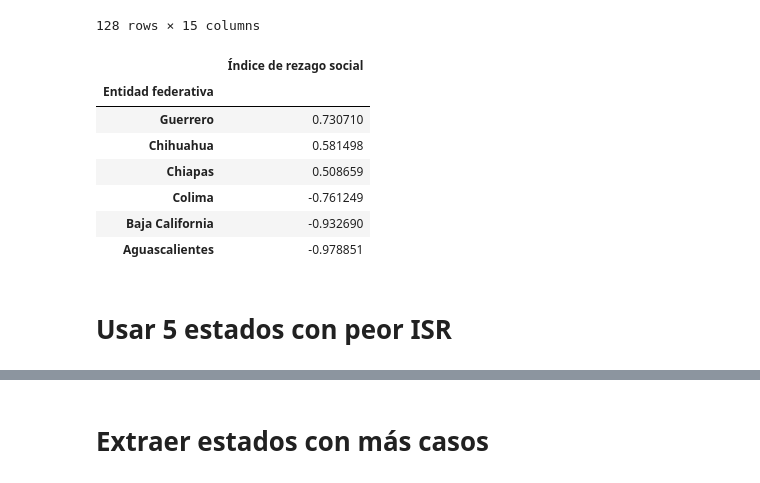
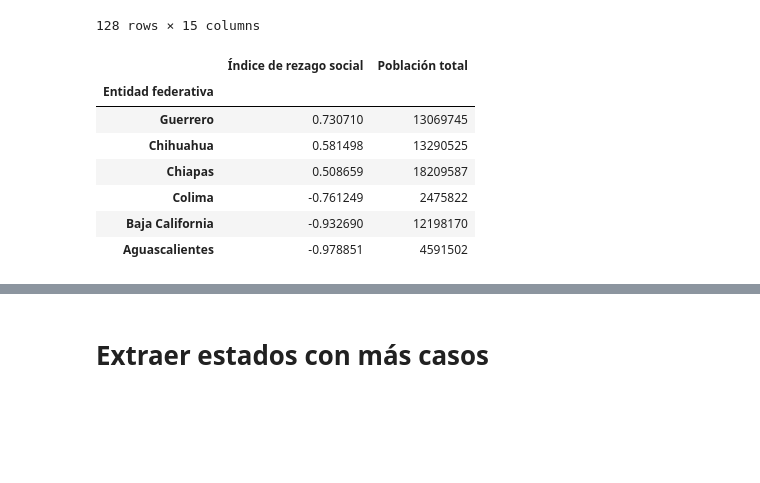
Before and after one commit to pcorner10/denguetemp2022, a Jupyter notebook: dengueTemperatura.ipynb, the cells around one changed output, grey strips where cells are left out. Cells and saved outputs as stored; diff of their text form; code cells hidden in the pictures; blank space fills up the shorter version.

```diff
--- a/dengueTemperatura.ipynb
+++ b/dengueTemperatura.ipynb
@@ -327,20 +345,19 @@ ISR_grouped
 128 rows × 15 columns
 # %%
 ISR_grouped = ISR_full.groupby(by=["Entidad federativa"]).agg(
-    {"Índice de rezago social":"mean"})
+    {"Índice de rezago social":"mean",
+     "Población total":"sum"})
 
 ISR_grouped.sort_values("Índice de rezago social", ascending=False, inplace=True)
 lista_ISR = ISR_grouped.iloc[:3]
 lista_ISR = pd.concat([lista_ISR,ISR_grouped.iloc[-3:]])
 lista_ISR
 # %% [output]
-|  | Índice de rezago social |
-| Entidad federativa |  |
-| Guerrero | 0.730710 |
-| Chihuahua | 0.581498 |
-| Chiapas | 0.508659 |
-| Colima | -0.761249 |
-| Baja California | -0.932690 |
-| Aguascalientes | -0.978851 |
+|  | Índice de rezago social | Población total |
+| Entidad federativa |  |  |
+| Guerrero | 0.730710 | 13069745 |
+| Chihuahua | 0.581498 | 13290525 |
+| Chiapas | 0.508659 | 18209587 |
+| Colima | -0.761249 | 2475822 |
+| Baja California | -0.932690 | 12198170 |
+| Aguascalientes | -0.978851 | 4591502 |
-# %% [markdown]
-# Usar 5 estados con peor ISR
```
Also changed, not shown: parts of 32 cells of this notebook, 1 other file.
